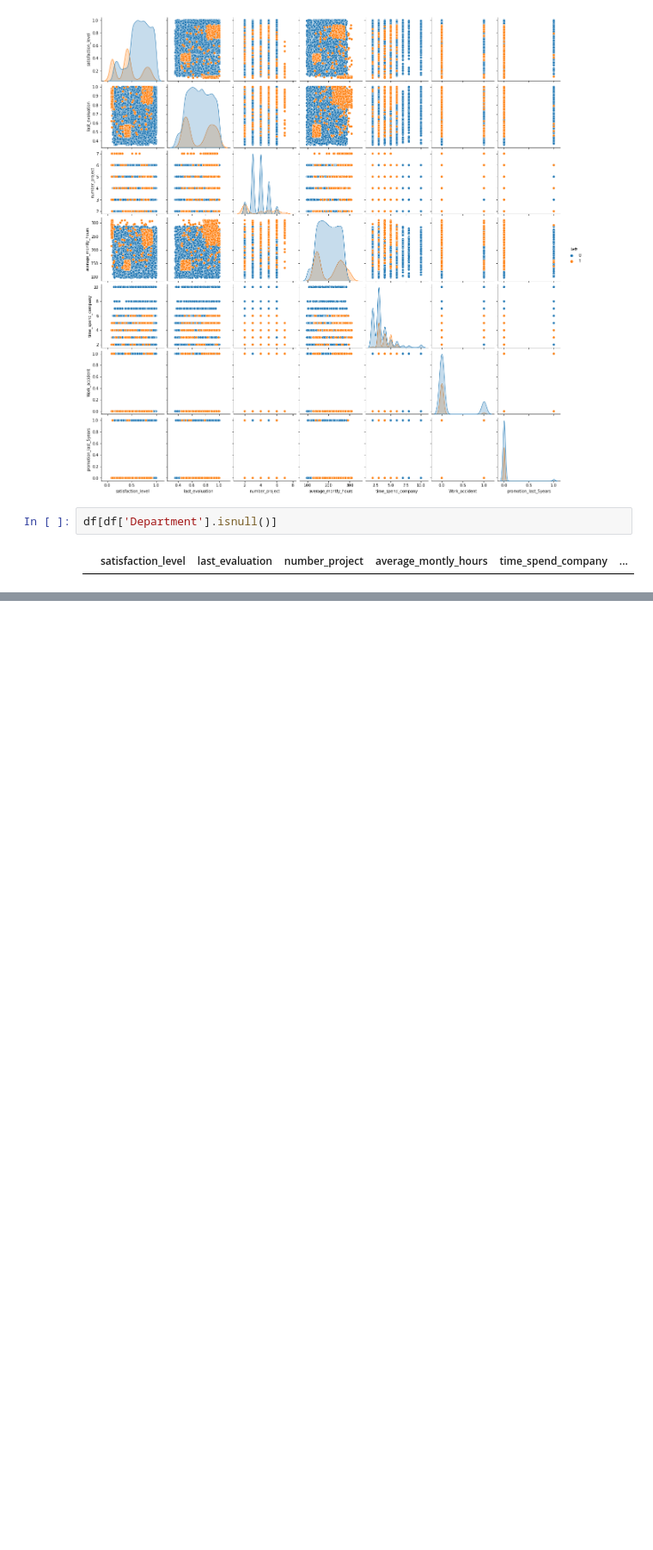
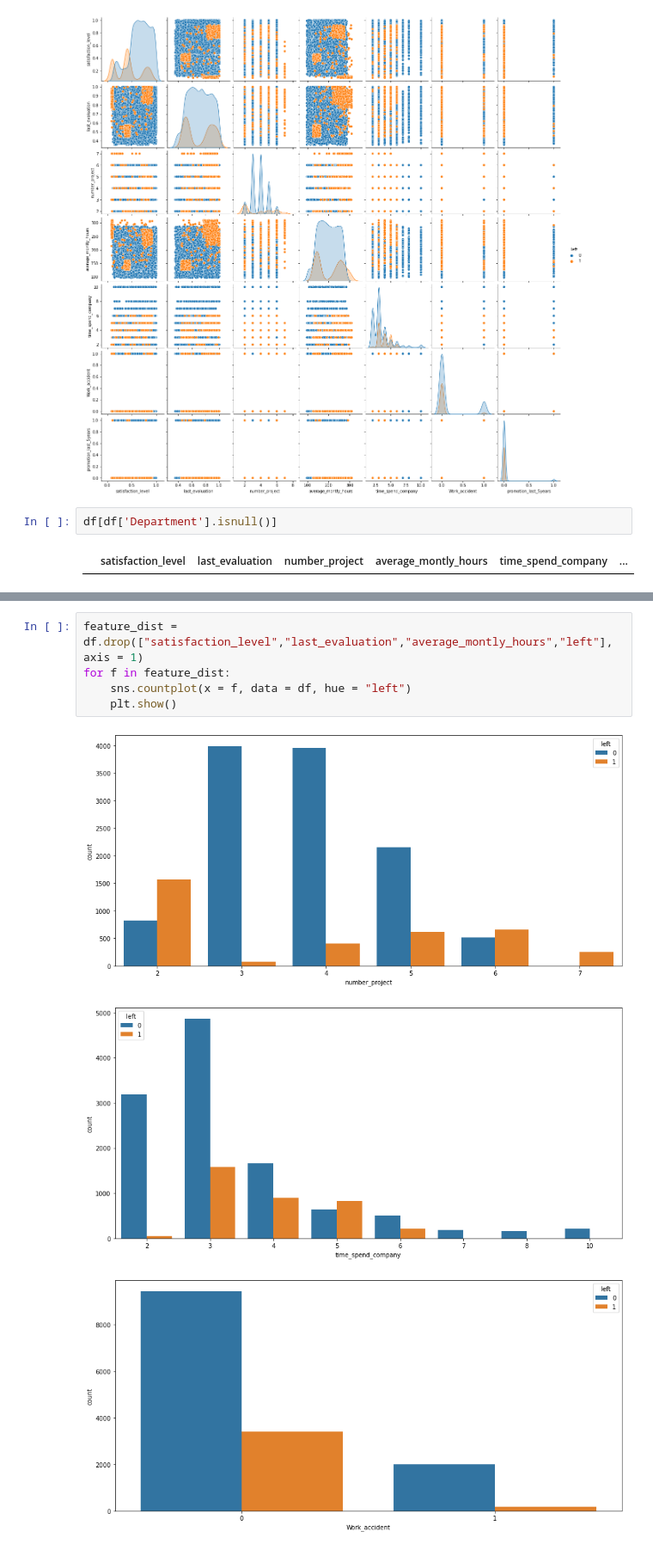
Before and after one commit to JosephMutua/Employees_retention_model, a Jupyter notebook: EDA.ipynb, the cells around one changed output, grey strips where cells are left out. Shown at 86% size. Drawn from its saved outputs; the diff is of its cells as text; blank space fills up the shorter version.

```diff
--- a/EDA.ipynb
+++ b/EDA.ipynb
@@ -266,0 +281,9 @@ df[df['Department'].isnull()]
+# %%
+feature_dist = df.drop(["satisfaction_level","last_evaluation","average_montly_hours","left"], axis = 1)
+for f in feature_dist:
+    sns.countplot(x = f, data = df, hue = "left")
+    plt.show()
+# %% [output]
+[figure, added]
+[figure, added]
+[figure, added]
```
Also changed, not shown: parts of 17 cells of this notebook.
